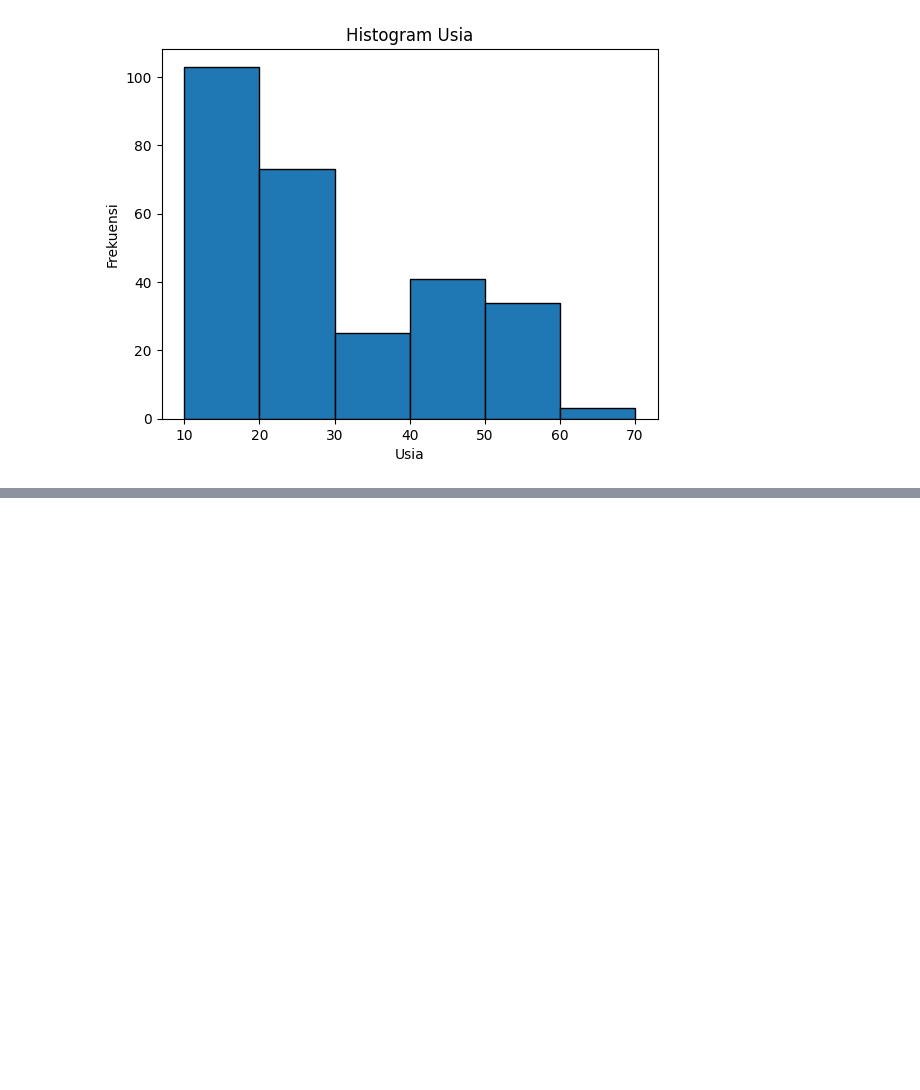
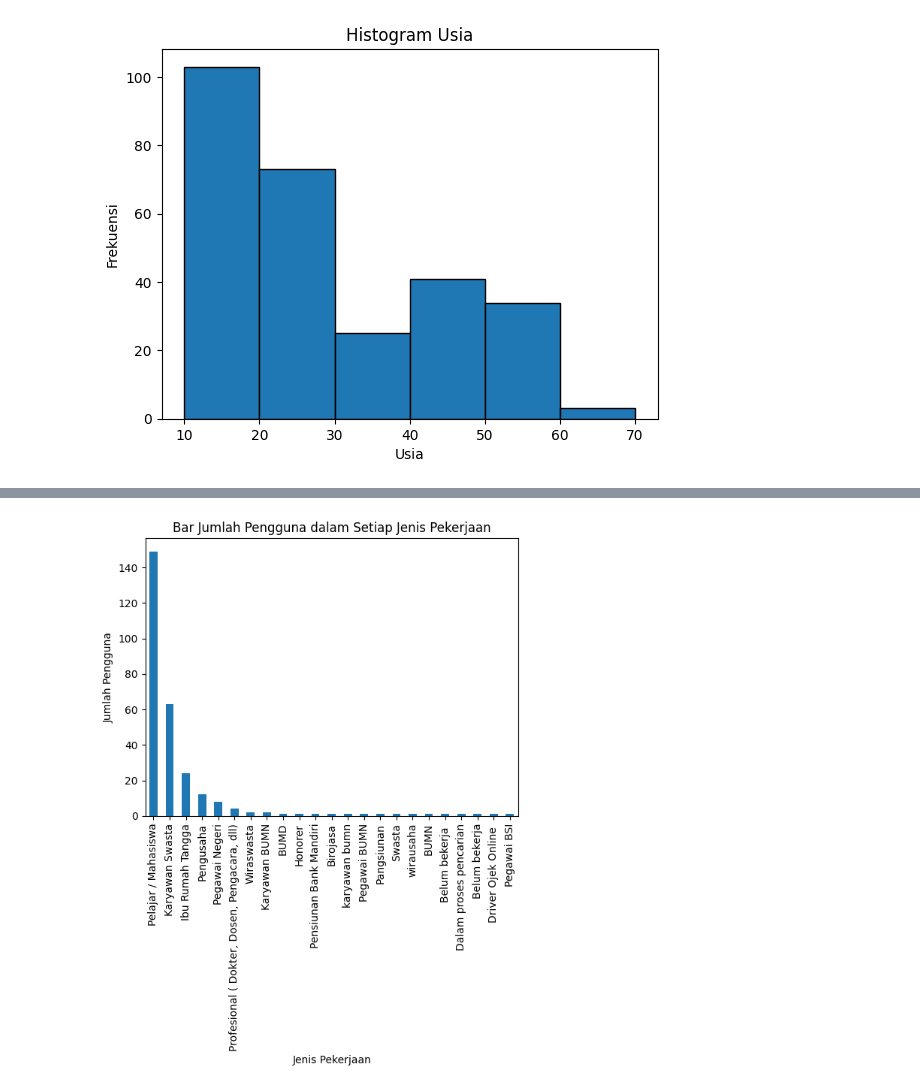
Before and after one commit to farhan-sw/tubes-probstat, a Jupyter notebook: 13222114_Tubes.ipynb, the cells around one changed output, grey strips where cells are left out. Cells and saved outputs as stored; diff of their text form; code cells hidden in the pictures; blank space fills up the shorter version.

```diff
--- a/13222114_Tubes.ipynb
+++ b/13222114_Tubes.ipynb
@@ -117,0 +127,17 @@ Lainnya
+# %%
+# Misalkan 'df' adalah DataFrame Anda dan 'Pekerjaan' adalah kolom yang berisi data pekerjaan
+pekerjaan = df['Pekerjaan']
+
+# Menghitung jumlah setiap jenis pekerjaan
+counts = pekerjaan.value_counts()
+
+# Membuat bar chart
+counts.plot(kind='bar')
+
+plt.title('Bar Jumlah Pengguna dalam Setiap Jenis Pekerjaan')
+plt.xlabel('Jenis Pekerjaan')
+plt.ylabel('Jumlah Pengguna')
+
+plt.show()
+# %% [output]
+[figure, added]
```
Also changed, not shown: parts of 3 cells of this notebook.
